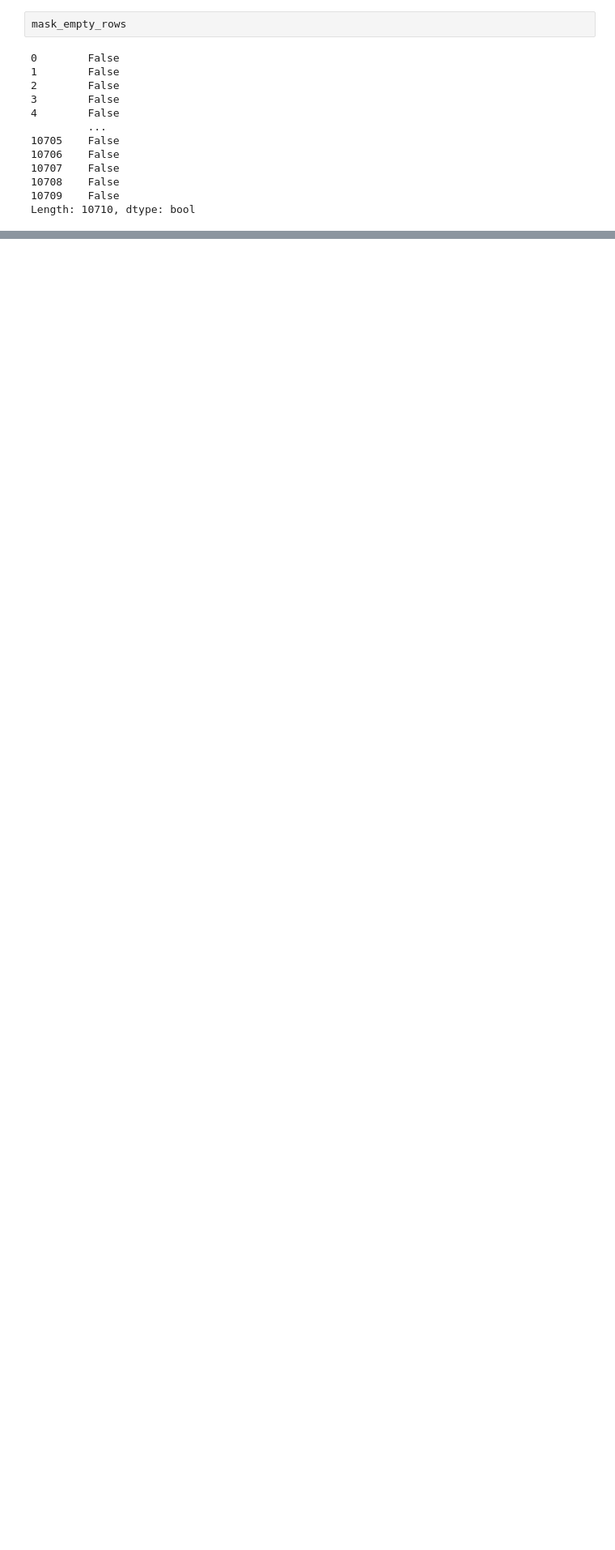
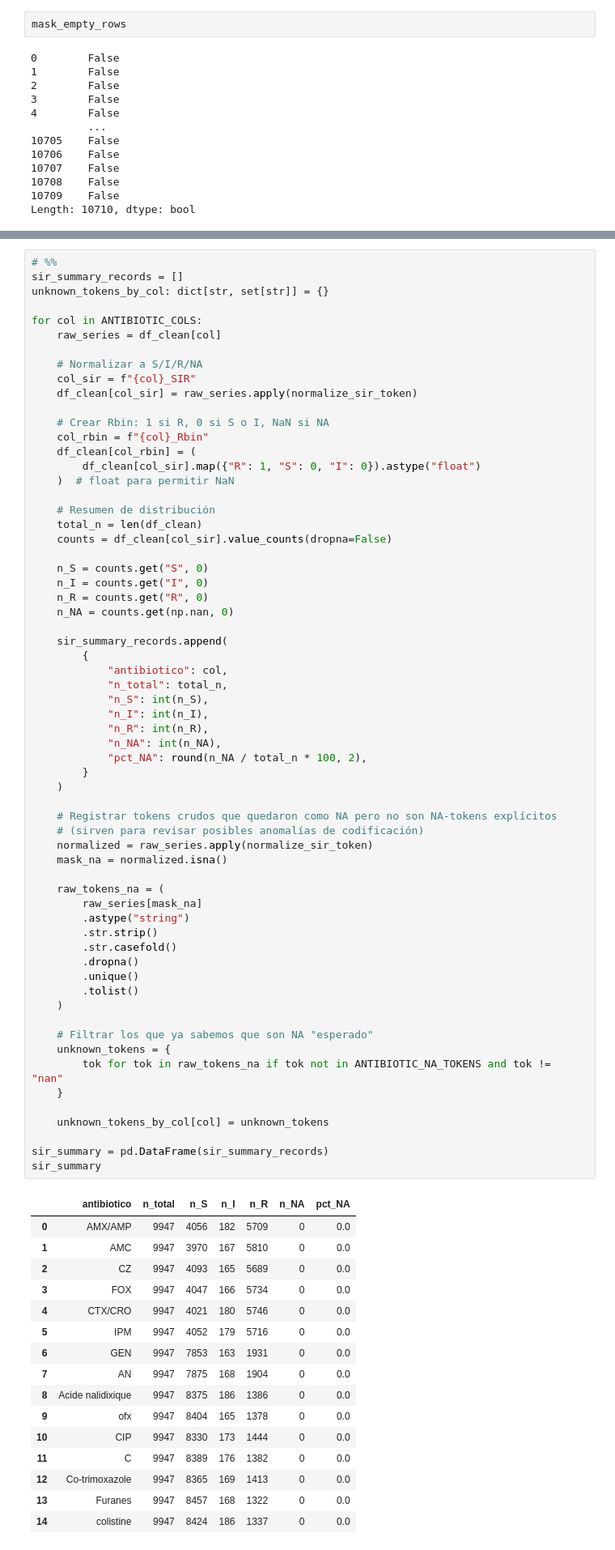
Before and after one commit to smaje99/diploma-in-data-analytics-in-business-management-unir, a Jupyter notebook: mbr-susceptibility-eda/mbr-susceptibility-eda.ipynb, the cells around one changed output, grey strips where cells are left out. Shown: that part at 81% size. Drawn from its saved outputs; the diff is of its cells as text; blank space fills up the shorter version.

Commit message:
✨ Implement Phase 1 - Cleaning and normalization

```diff
--- a/mbr-susceptibility-eda/mbr-susceptibility-eda.ipynb
+++ b/mbr-susceptibility-eda/mbr-susceptibility-eda.ipynb
@@ -1154,0 +1214,80 @@ Filas eliminadas por no contener información útil: 697
+# %%
+# %%
+sir_summary_records = []
+unknown_tokens_by_col: dict[str, set[str]] = {}
+
+for col in ANTIBIOTIC_COLS:
+    raw_series = df_clean[col]
+
+    # Normalizar a S/I/R/NA
+    col_sir = f"{col}_SIR"
+    df_clean[col_sir] = raw_series.apply(normalize_sir_token)
+
+    # Crear Rbin: 1 si R, 0 si S o I, NaN si NA
+    col_rbin = f"{col}_Rbin"
+    df_clean[col_rbin] = (
+        df_clean[col_sir].map({"R": 1, "S": 0, "I": 0}).astype("float")
+    )  # float para permitir NaN
+
+    # Resumen de distribución
+    total_n = len(df_clean)
+    counts = df_clean[col_sir].value_counts(dropna=False)
+
+    n_S = counts.get("S", 0)
+    n_I = counts.get("I", 0)
+    n_R = counts.get("R", 0)
+    n_NA = counts.get(np.nan, 0)
+
+    sir_summary_records.append(
+        {
+            "antibiotico": col,
+            "n_total": total_n,
+            "n_S": int(n_S),
+            "n_I": int(n_I),
+            "n_R": int(n_R),
+            "n_NA": int(n_NA),
+            "pct_NA": round(n_NA / total_n * 100, 2),
+        }
+    )
+
+    # Registrar tokens crudos que quedaron como NA pero no son NA-tokens explícitos
+    # (sirven para revisar posibles anomalías de codificación)
+    normalized = raw_series.apply(normalize_sir_token)
+    mask_na = normalized.isna()
+
+    raw_tokens_na = (
+        raw_series[mask_na]
+        .astype("string")
+        .str.strip()
+        .str.casefold()
+        .dropna()
+        .unique()
+        .tolist()
+    )
+
+    # Filtrar los que ya sabemos que son NA "esperado"
+    unknown_tokens = {
+        tok for tok in raw_tokens_na if tok not in ANTIBIOTIC_NA_TOKENS and tok != "nan"
+    }
+
+    unknown_tokens_by_col[col] = unknown_tokens
+
+sir_summary = pd.DataFrame(sir_summary_records)
+sir_summary
+# %% [output]
+|  | antibiotico | n_total | n_S | n_I | n_R | n_NA | pct_NA |
+| 0 | AMX/AMP | 9947 | 4056 | 182 | 5709 | 0 | 0.0 |
+| 1 | AMC | 9947 | 3970 | 167 | 5810 | 0 | 0.0 |
+| 2 | CZ | 9947 | 4093 | 165 | 5689 | 0 | 0.0 |
+| 3 | FOX | 9947 | 4047 | 166 | 5734 | 0 | 0.0 |
+| 4 | CTX/CRO | 9947 | 4021 | 180 | 5746 | 0 | 0.0 |
+| 5 | IPM | 9947 | 4052 | 179 | 5716 | 0 | 0.0 |
+| 6 | GEN | 9947 | 7853 | 163 | 1931 | 0 | 0.0 |
+| 7 | AN | 9947 | 7875 | 168 | 1904 | 0 | 0.0 |
+| 8 | Acide nalidixique | 9947 | 8375 | 186 | 1386 | 0 | 0.0 |
+| 9 | ofx | 9947 | 8404 | 165 | 1378 | 0 | 0.0 |
+| 10 | CIP | 9947 | 8330 | 173 | 1444 | 0 | 0.0 |
+| 11 | C | 9947 | 8389 | 176 | 1382 | 0 | 0.0 |
+| 12 | Co-trimoxazole | 9947 | 8365 | 169 | 1413 | 0 | 0.0 |
+| 13 | Furanes | 9947 | 8457 | 168 | 1322 | 0 | 0.0 |
+| 14 | colistine | 9947 | 8424 | 186 | 1337 | 0 | 0.0 |
```
Also changed, not shown: parts of 34 cells of this notebook, 1 other file.
